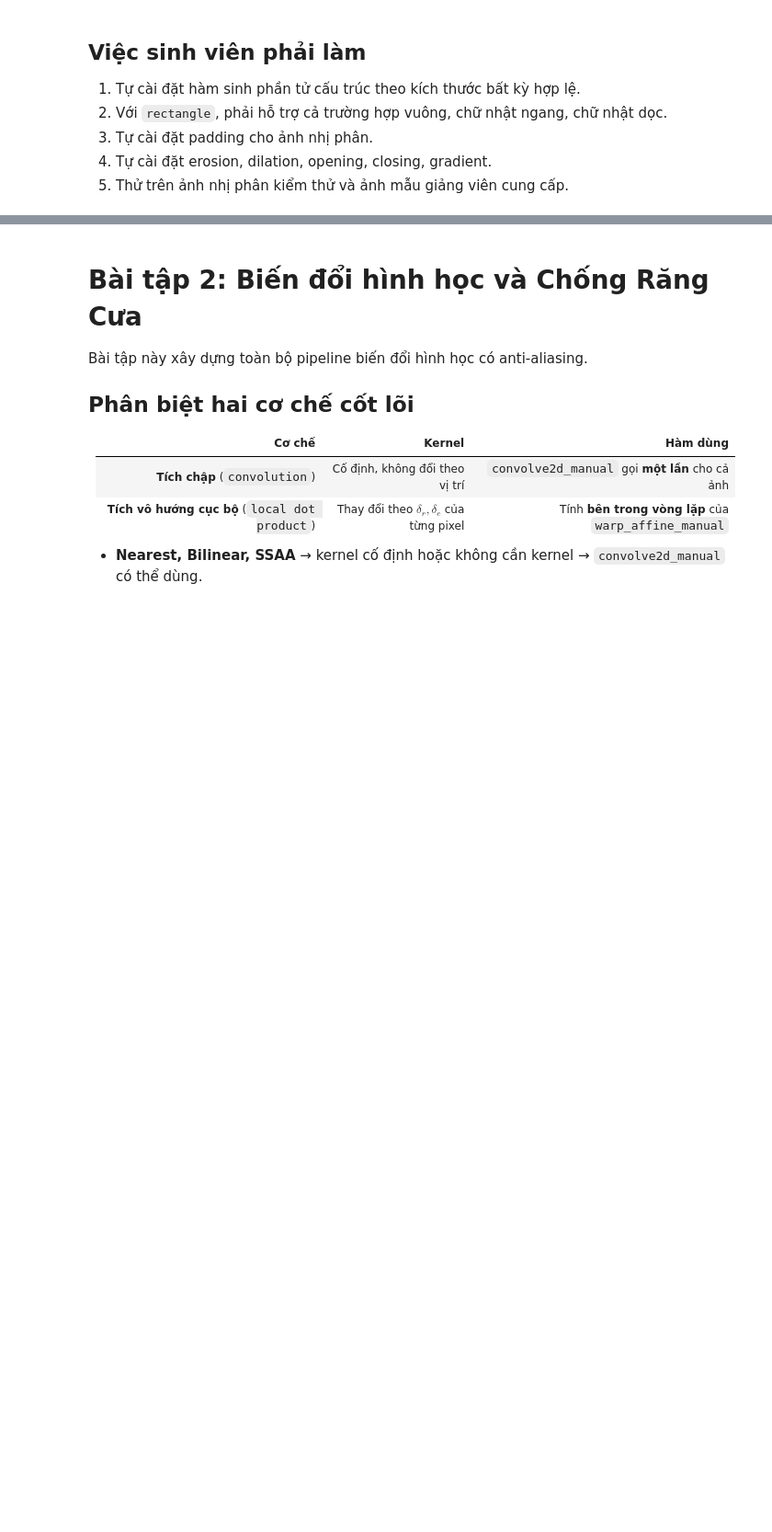
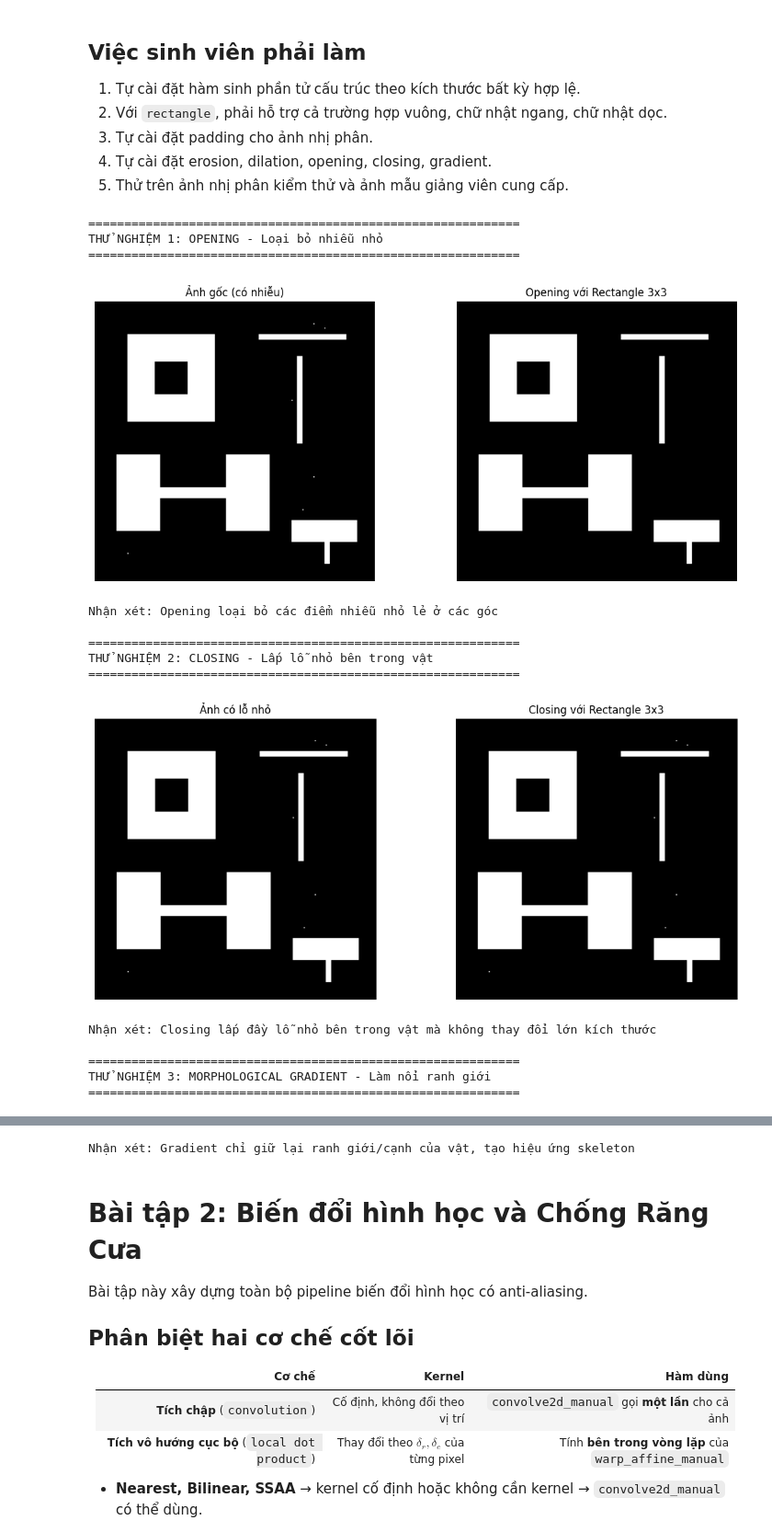
Before and after one commit to rosdev29/UTH-CV-BaiTap, a Jupyter notebook: Chapter1/bai_tap_thuc_hanh_xu_ly_anh_3-2.ipynb, the cells around one changed output, grey strips where cells are left out. Shown at 92% size. Cells and saved outputs as stored; diff of their text form; code cells hidden in the pictures; blank space fills up the shorter version.

Commit message:
Truong: complete opening, closing & gradient

```diff
--- a/Chapter1/bai_tap_thuc_hanh_xu_ly_anh_3-2.ipynb
+++ b/Chapter1/bai_tap_thuc_hanh_xu_ly_anh_3-2.ipynb
@@ -222,20 +222,78 @@ def dilation_binary(img, se):
     return out
 
 def opening_binary(img, se):
-    raise NotImplementedError
+    eroded = erosion_binary(img, se)
+    out = dilation_binary(eroded, se)
+    return out
 
 
 def closing_binary(img, se):
-    raise NotImplementedError
+    dilated = dilation_binary(img, se)
+    closed = erosion_binary(dilated, se)
+    return closed
 
 
 def morphological_gradient_binary(img, se):
-    raise NotImplementedError
+    dilated = dilation_binary(img, se)
+    eroded = erosion_binary(img, se)
+    gradient = dilated.astype(np.float32) - eroded.astype(np.float32)
+    return np.clip(gradient, 0, 255).astype(np.uint8)
 # %%
 # Ô thực hành gợi ý
 # Sau khi hoàn thiện các hàm ở trên, sinh viên tự chạy các thử nghiệm ở đây.
 
 # Ví dụ khung:
-# se = make_structuring_element('rectangle', (3, 7))
+# se = make_structuring_element('rectangle', (3, 3))
 # out = opening_binary(binary_img, se)
 # show_images([binary_img, out], ['Đầu vào', 'Opening với rectangle 3x7'])
+
+# Ví dụ 1: Phép Opening - loại bỏ nhiễu
+print("=" * 60)
+print("THỬ NGHIỆM 1: OPENING - Loại bỏ nhiễu nhỏ")
+print("=" * 60)
+se = make_structuring_element('rectangle', (3, 3))
+out = opening_binary(binary_img, se)
+show_images([binary_img, out],
+            ['Ảnh gốc (có nhiễu)', 'Opening với Rectangle 3x3'],
+            cols=2, figsize=(12, 5))
+print("Nhận xét: Opening loại bỏ các điểm nhiễu nhỏ lẻ ở các góc")
+print()
+# Ví dụ 2: Phép Closing - lấp lỗ nhỏ
+print("=" * 60)
+print("THỬ NGHIỆM 2: CLOSING - Lấp lỗ nhỏ bên trong vật")
+print("=" * 60)
+# Tạo ảnh có lỗ nhỏ bên trong
+test_img_with_hole = binary_img.copy()
+test_img_with_hole[65:75, 65:75] = 0  # Tạo lỗ nhỏ bên trong hình chữ nhật
+closed = closing_binary(test_img_with_hole, se)
+show_images([test_img_with_hole, closed],
+            ['Ảnh có lỗ nhỏ', 'Closing với Rectangle 3x3'],
+            cols=2, figsize=(12, 5))
+print("Nhận xét: Closing lấp đầy lỗ nhỏ bên trong vật mà không thay đổi lớn kích thước")
+print()
+# Ví dụ 3: Phép Gradient - làm nổi ranh giới
+print("=" * 60)
+print("THỬ NGHIỆM 3: MORPHOLOGICAL GRADIENT - Làm nổi ranh giới")
+print("=" * 60)
+gradient = morphological_gradient_binary(binary_img, se)
+show_images([binary_img, gradient],
+            ['Ảnh gốc', 'Morphological Gradient'],
+            cols=2, figsize=(12, 5))
+print("Nhận xét: Gradient chỉ giữ lại ranh giới/cạnh của vật, tạo hiệu ứng skeleton")
+print()
+# %% [output]
+============================================================
+THỬ NGHIỆM 1: OPENING - Loại bỏ nhiễu nhỏ
+============================================================
+[figure, added]
+Nhận xét: Opening loại bỏ các điểm nhiễu nhỏ lẻ ở các góc
+
+============================================================
+THỬ NGHIỆM 2: CLOSING - Lấp lỗ nhỏ bên trong vật
+============================================================
+[figure, added]
+Nhận xét: Closing lấp đầy lỗ nhỏ bên trong vật mà không thay đổi lớn kích thước
+
+============================================================
+THỬ NGHIỆM 3: MORPHOLOGICAL GRADIENT - Làm nổi ranh giới
+============================================================
@@ -242,3 +301,4 @@ def morphological_gradient_binary(img, se):
+Nhận xét: Gradient chỉ giữ lại ranh giới/cạnh của vật, tạo hiệu ứng skeleton
 # %% [markdown]
 # Bài tập 2: Biến đổi hình học và Chống Răng Cưa
 
```
Also changed, not shown: parts of 3 cells of this notebook.
